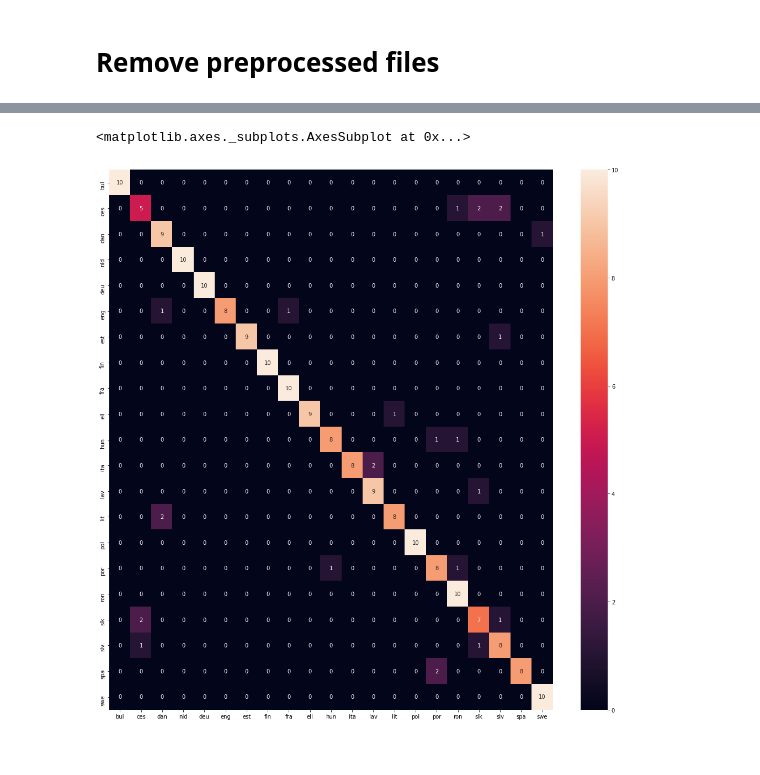
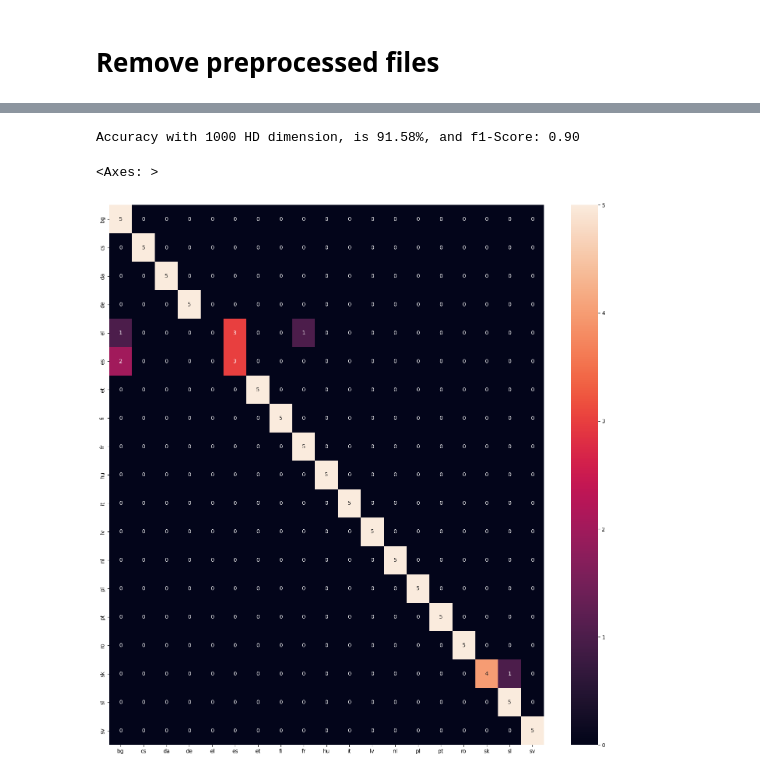
Before and after one commit to jacomoelLTU/d7041e_lab1_JMEW, a Jupyter notebook: lab3/Languages_ngrams.ipynb, the cells around one changed output, grey strips where cells are left out. Saved outputs shown, nothing was run; the diff lists cells and outputs as text; code cells hidden in the pictures.

```diff
--- a/lab3/Languages_ngrams.ipynb
+++ b/lab3/Languages_ngrams.ipynb
@@ -482,7 +105,0 @@ print(acc)
-# %%
-langLabels[0][1][0].tolist()
-Labels_arr=np.empty(21).astype(str)
-for i in range(21):
-    Labels_arr[i]=langLabels[0][i][0]
-
-Labels_arr
@@ -492,0 +190,15 @@ array(['bul', 'ces', 'dan', 'nld', 'deu', 'eng', 'est', 'fin', 'fra',
+# %%
+# Collect n-gram statistics for all training data
+TR_grams = [[0] * hdd for _ in range(19)]  # Initialize n-gram statistics for training
+
+for i in range(len(own_training_data["labels"])):
+    working_lang = own_training_data["sentence"][i]
+    #print(own_training_data["labels"][i])
+
+    for j in range(len(working_lang) - (n-1)):
+        ngc = working_lang[j:(j+n)]  # Pick current n-gram
+        ngc1 = tuple(ngc)
+
+        # Increment the corresponding statistics
+        TR_grams[i] = [a + b for a, b in zip(TR_grams[i], encoded_N_GRAMS.get(str(ngc1), [0] * hdd))]
+        #print(TR_grams[i])
@@ -493,11 +243,30 @@ array(['bul', 'ces', 'dan', 'nld', 'deu', 'eng', 'est', 'fin', 'fra',
+# %%
+from sklearn.metrics import f1_score
+accuracy=0
+for i in range(len(GT)):
+   #print(GT[i])
+   #print(PR[i])
+   accuracy+=(PR[i]==GT[i])
+res_f1 = f1_score(GT, PR, average='weighted')
+accuracy=accuracy/len(GT)
+print(f"Accuracy with {hd_dimension} HD dimension, is {100*accuracy:.2f}%, and f1-Score: {res_f1:.2f}")
+# %% [output]
+Accuracy with 1000 HD dimension, is 91.58%, and f1-Score: 0.90
 # %%
+import sklearn.metrics
+import seaborn as sn
+import pandas as pd
+import matplotlib.pyplot as plt
+
 conf_mat= sklearn.metrics.confusion_matrix(GT, PR, labels=None, sample_weight=None)
-
+Labels_arr = ['bg', 'cs', 'da', 'de', 'el', 'es', 'et', 'fi', 'fr', 'hu', 'it', 'lv', 'nl', 'pl', 'pt', 'ro', 'sk', 'sl', 'sv']
 #plot confusion matrix
 %matplotlib inline
 df_cm = pd.DataFrame(conf_mat, index = [i for i in Labels_arr], columns = [j for j in Labels_arr])
 plt.figure(figsize = (18,18))
 sn.heatmap(df_cm, annot=True)
+
+print("Done lab 3")
 # %% [output]
-<matplotlib.axes._subplots.AxesSubplot at 0x...>
+<Axes: >
-[figure, old version]
+[figure, new version]
```
Also changed, not shown: parts of 24 cells of this notebook.
